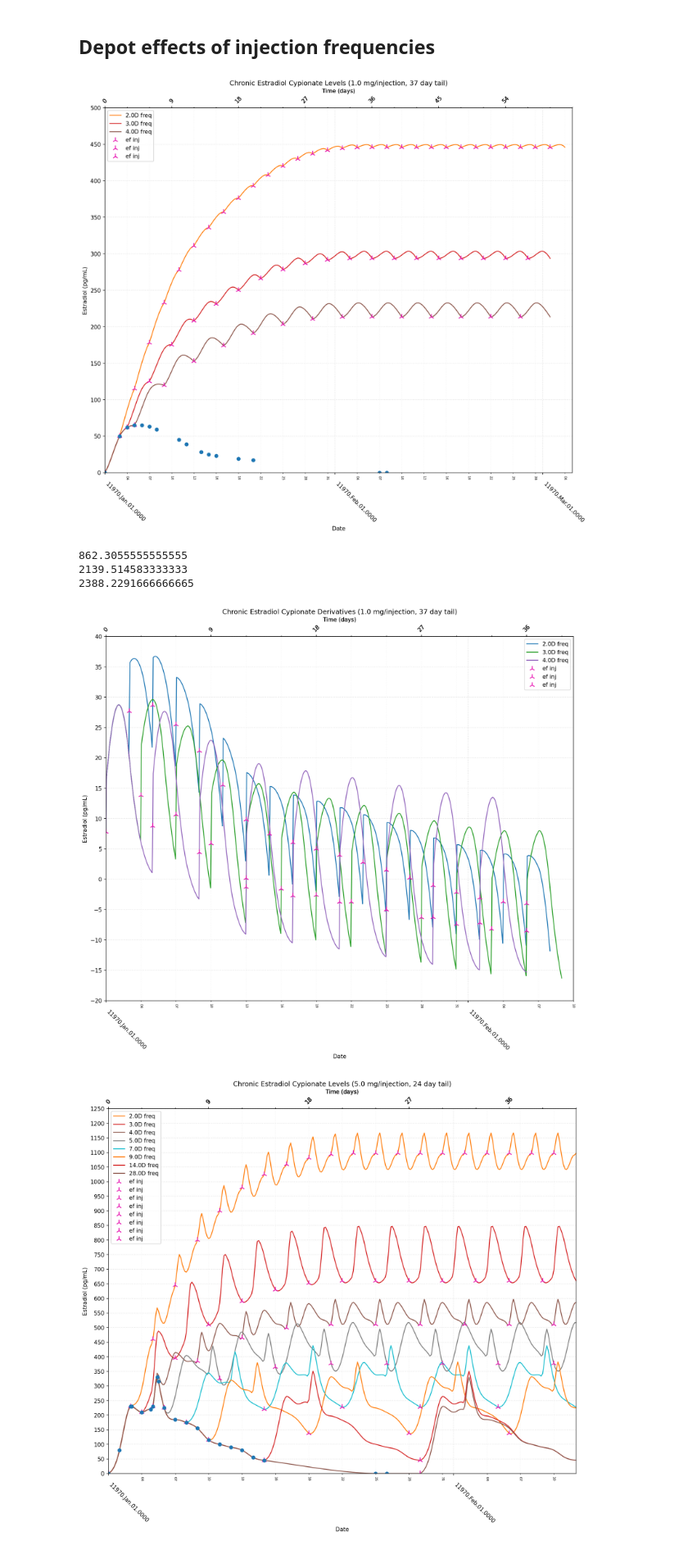
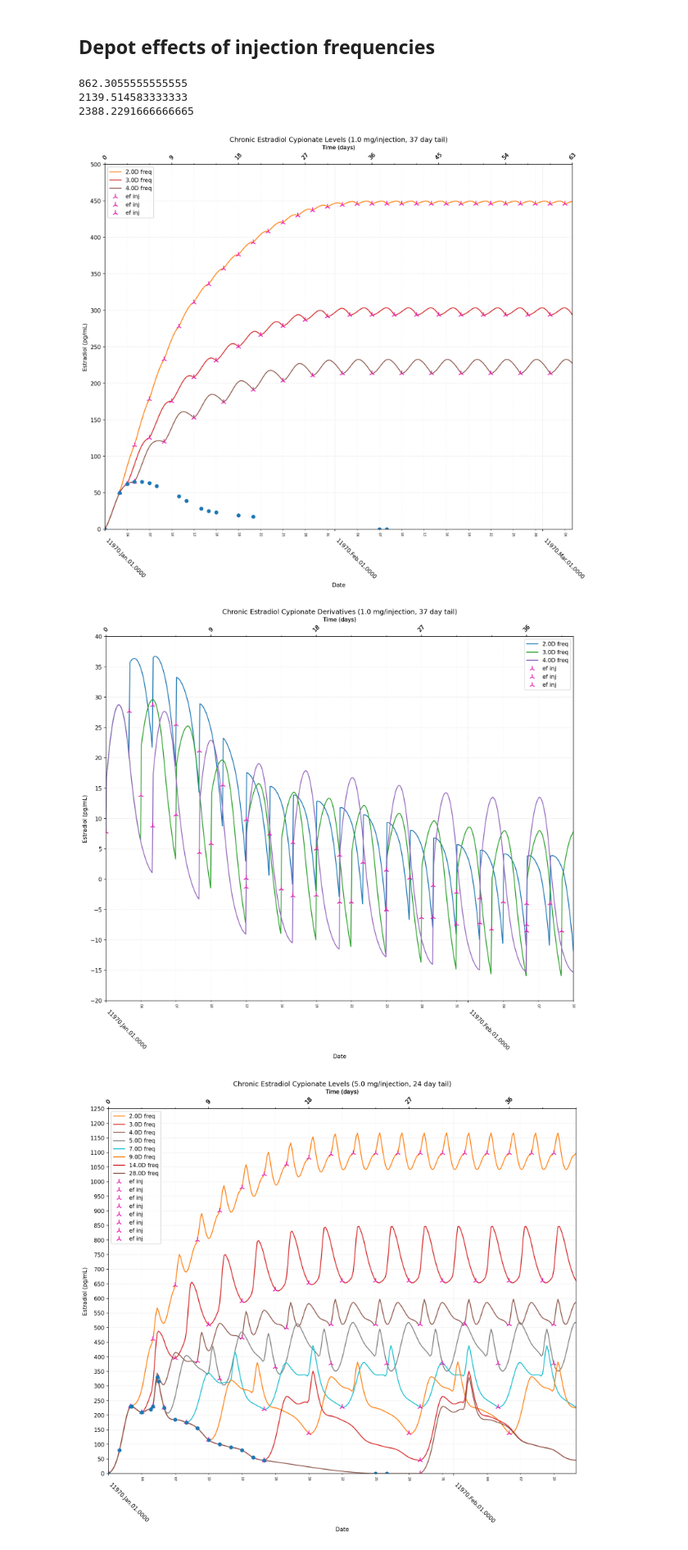
Before and after one commit to tiliaqt/transkit, a Jupyter notebook: Injectables.ipynb, the cells around one changed output. Shown at 82% size. Drawn from its saved outputs; the diff is of its cells as text; code cells hidden in the pictures.

```diff
--- a/Injectables.ipynb
+++ b/Injectables.ipynb
@@ -80,37 +80,39 @@ plt.plot(target_x, ev_5mg_y)
 # %% [markdown]
 ## Depot effects of injection frequencies
 # %%
-pharma.startPlot()
-plt.title('Chronic Estradiol Cypionate Levels (1.0 mg/injection, 37 day tail)')
-plt.ylim(bottom=0, top=500)
-plt.yticks(range(0, 501, 50))
-plt.plot(injectables.ec_level_1mg[:,0], injectables.ec_level_1mg[:,1], 'o')
+fig,ax = pharma.startPlot()
+ax.set_title('Chronic Estradiol Cypionate Levels (1.0 mg/injection, 37 day tail)')
+ax.set_ylim(bottom=0, top=500)
+ax.set_yticks(range(0, 501, 50))
+ax.plot(injectables.ec_level_1mg[:,0], injectables.ec_level_1mg[:,1], 'o')
 pharma.plotInjectionFrequencies(
+    fig, ax,
     injectables.ef_ec_1mg,
     sim_time=63.0,
     sim_freq='6H',
     inj_freqs=['2.0D', '3.0D', '4.0D'])
 
 # Steady level ~= integral(inj_func) / inj_freq
 from scipy.integrate import simps
 print(simps(injectables.ec_level_1mg[:,1], x=injectables.ec_level_1mg[:,0]))
 print(simps(injectables.ec_level_5mg[:,1], x=injectables.ec_level_5mg[:,0]))
 print(simps(injectables.ev_level_5mg[:,1], x=injectables.ev_level_5mg[:,0]))
 
-pharma.startPlot()
-plt.title('Chronic Estradiol Cypionate Derivatives (1.0 mg/injection, 37 day tail)')
-plt.ylim(bottom=-20, top=40)
-plt.yticks(range(-20, 41, 5))
+fig,ax = pharma.startPlot()
+ax.set_title('Chronic Estradiol Cypionate Derivatives (1.0 mg/injection, 37 day tail)')
+ax.set_ylim(bottom=-20, top=40)
+ax.set_yticks(range(-20, 41, 5))
 # The derivative of a sum is equal to the sum of the derivatives!
 pharma.plotInjectionFrequencies(
+    fig, ax,
     lambda T: derivative(injectables.ef_ec_1mg, T, dx=1e-6),
     sim_time=40.0,
     sim_freq='1H',
     inj_freqs=['2.0D', '3.0D', '4.0D'])
 # %% [output]
+862.3055555555555
+2139.514583333333
+2388.2291666666665
-[figure, old version]
+[figure, new version]
-862.3055555555555
-2139.514583333333
-2388.2291666666665
-[figure, old version]
+[figure, new version]
 # %%
```
Also changed, not shown: parts of 3 cells of this notebook, 3 other files.
